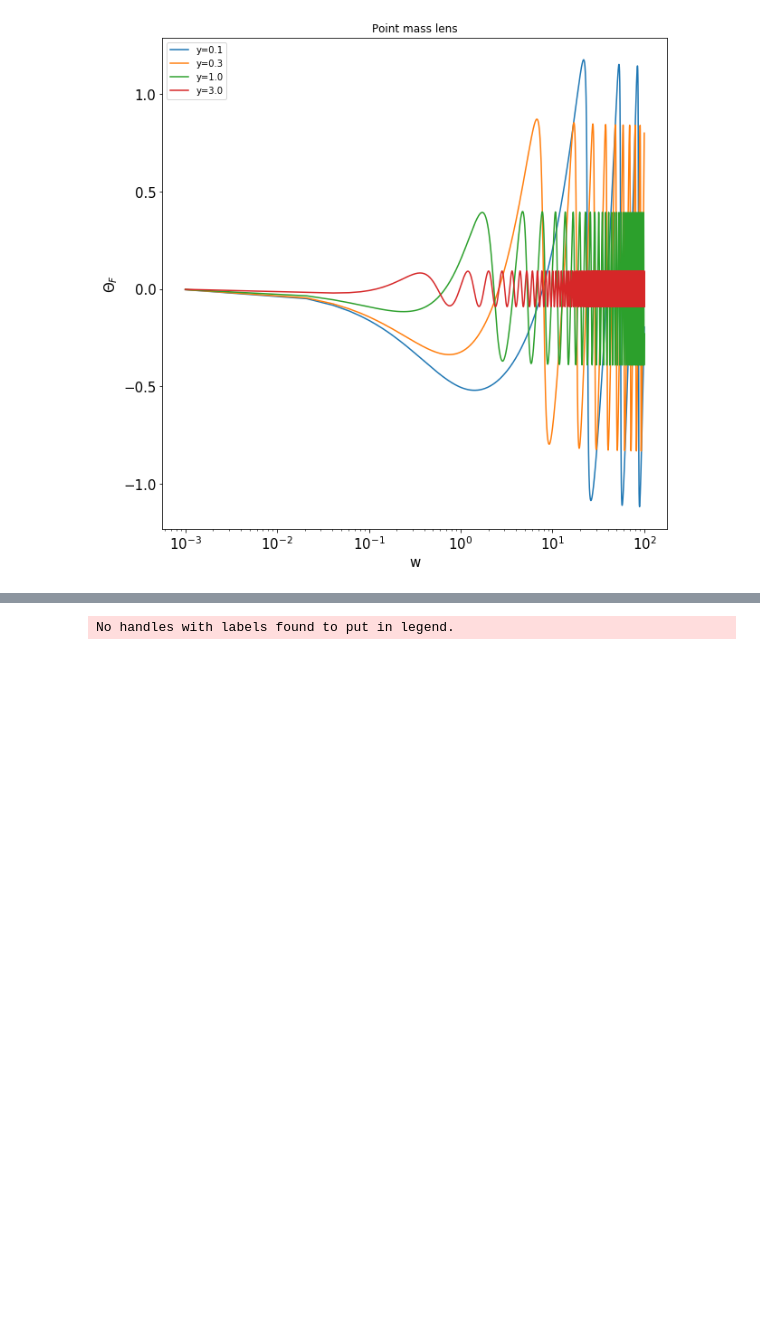
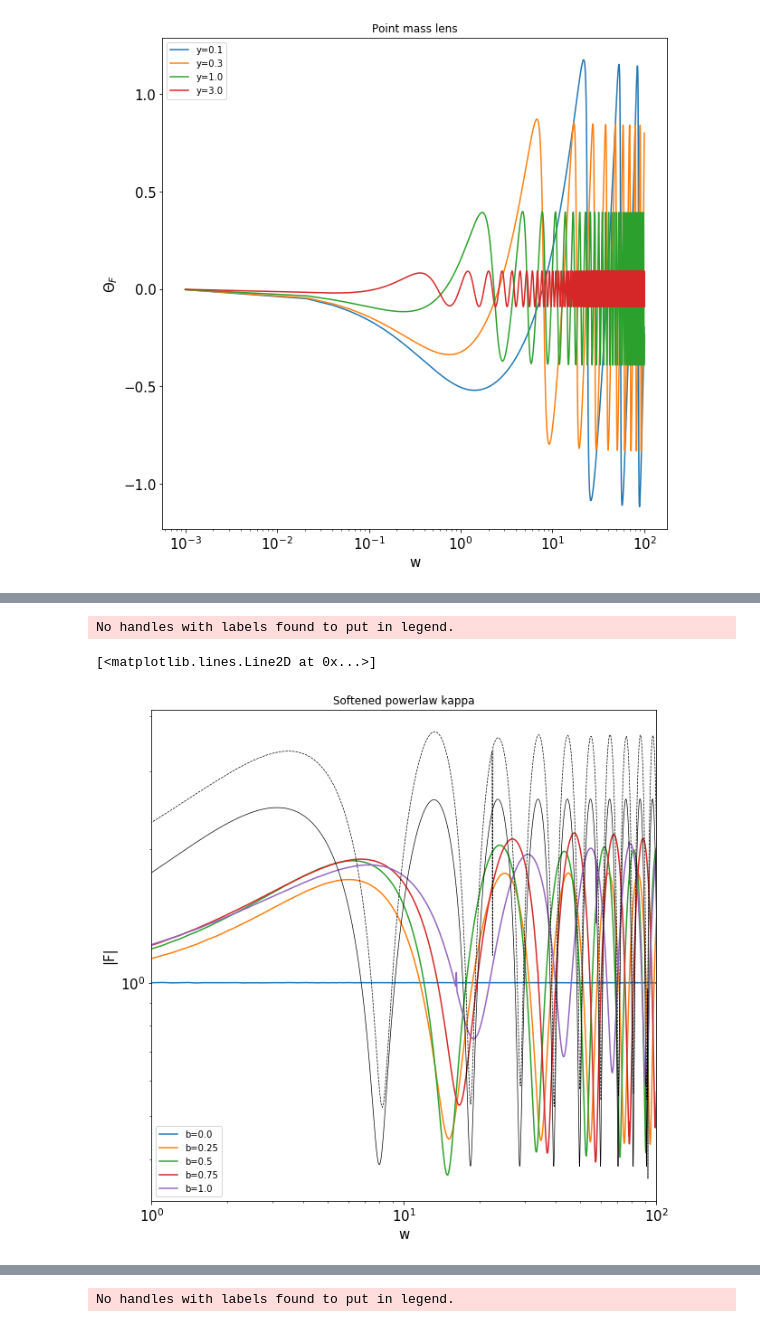
Before and after one commit to margres/Master-thesis, a Jupyter notebook: plot_levin.ipynb, the cells around one changed output, grey strips where cells are left out. Drawn from its saved outputs; the diff is of its cells as text; code cells hidden in the pictures; blank space fills up the shorter version.

```diff
--- a/plot_levin.ipynb
+++ b/plot_levin.ipynb
@@ -389,0 +442,6 @@ No handles with labels found to put in legend.
+# %%
+folder_pk='./Results/softenedpowerlawkappa/p=1/Levin*'
+folders_list_pk=sorted(glob.glob(folder_pk))
+bLin=np.linspace(0,1,5)
+w_range=np.linspace(0.001,100,1000)
+folders_list_pk
@@ -389,0 +454,19 @@ No handles with labels found to put in legend.
+# %%
+put_labels('w','|F|','Softened powerlaw kappa p=1')
+for fol,b in zip(folders_list_pk, bLin):
+
+    dfpk=pd.read_csv(fol, sep="\t")
+    amp=[float(abs(complex(i))) for i in dfpk.res_adaptive.values]
+    plt.plot(w_range,amp,'-',label='b='+str(b))
+    plt.xscale('log')
+    plt.yscale('log')
+    plt.xlim(1,100)
+    plt.legend()
+    plt.savefig('./Results/softenedpowerlawkappa/amp_analytic_pointmass.png')
+    #plt.show()
+plt.plot(w_range,SISRefamp, 'k--', label='SIS',linewidth='0.7')
+plt.plot(wpoint,pointRefamp, 'k-',label='point mass',linewidth='0.7')
+# %% [output]
+No handles with labels found to put in legend.
+[<matplotlib.lines.Line2D at 0x...>]
+[figure, added]
```
Also changed, not shown: parts of 16 cells of this notebook, 37 other files.
